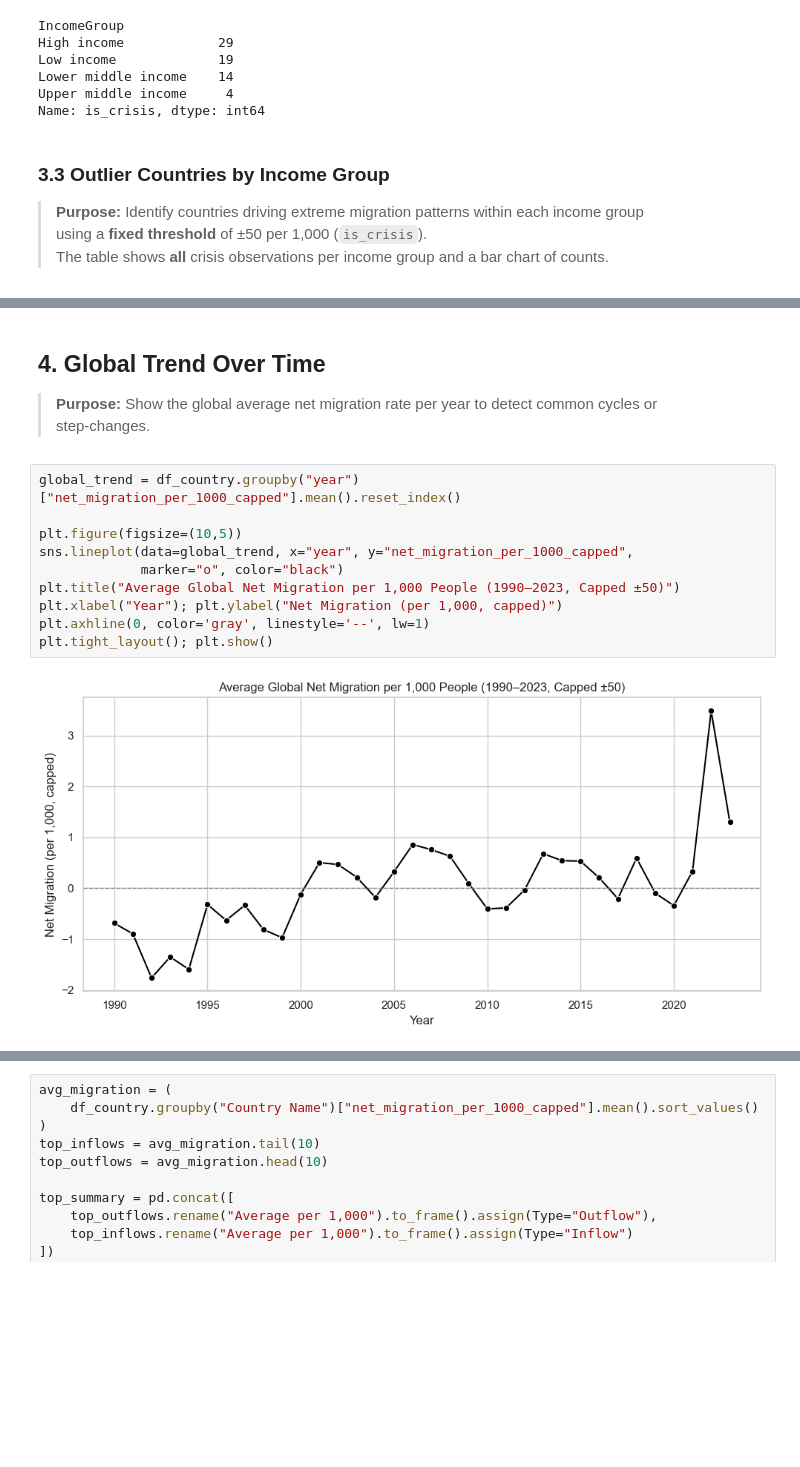
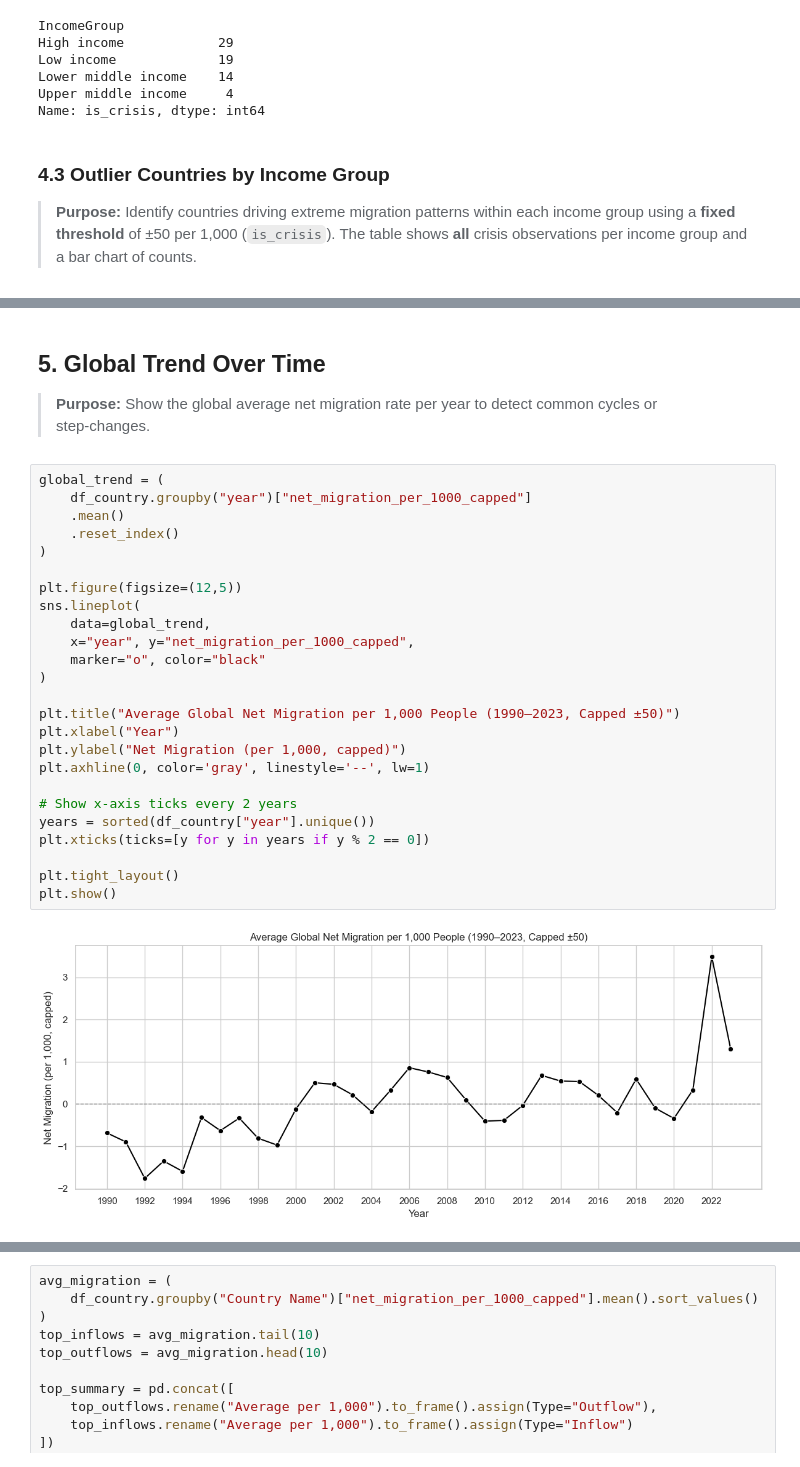
Before and after one commit to gsanaev/forecasting-migration-flows-ml, a Jupyter notebook: notebooks/02-eda.ipynb, the cells around one changed output, grey strips where cells are left out. Cells and saved outputs as stored; diff of their text form; blank space fills up the shorter version.

```diff
--- a/notebooks/02-eda.ipynb
+++ b/notebooks/02-eda.ipynb
@@ -191,11 +234,9 @@ Lower middle income    14
 Upper middle income     4
 Name: is_crisis, dtype: int64
 # %% [markdown]
-### 3.3 Outlier Countries by Income Group
+### 4.3 Outlier Countries by Income Group
 
-> **Purpose:** Identify countries driving extreme migration patterns within each income group
-> using a **fixed threshold** of ±50 per 1,000 (`is_crisis`).
-> The table shows **all** crisis observations per income group and a bar chart of counts.
+> **Purpose:** Identify countries driving extreme migration patterns within each income group using a **fixed threshold** of ±50 per 1,000 (`is_crisis`). The table shows **all** crisis observations per income group and a bar chart of counts.
 # %%
 # --- Crisis comparison table for all Income Groups (±50 threshold, show ALL) ---
 import math
@@ -255,19 +296,34 @@ display(crisis_table_full)
 | 28 | NaN | NaN | NaN | Bahrain (2005, 51.4) |
 | 29 | NaN | NaN | NaN | United Arab Emirates (2000, 51.1) |
 # %% [markdown]
-## 4. Global Trend Over Time
+## 5. Global Trend Over Time
 
 > **Purpose:** Show the global average net migration rate per year to detect common cycles or step‑changes.
 # %%
-global_trend = df_country.groupby("year")["net_migration_per_1000_capped"].mean().reset_index()
+global_trend = (
+    df_country.groupby("year")["net_migration_per_1000_capped"]
+    .mean()
+    .reset_index()
+)
 
-plt.figure(figsize=(10,5))
-sns.lineplot(data=global_trend, x="year", y="net_migration_per_1000_capped",
-             marker="o", color="black")
+plt.figure(figsize=(12,5))
+sns.lineplot(
+    data=global_trend,
+    x="year", y="net_migration_per_1000_capped",
+    marker="o", color="black"
+)
+
 plt.title("Average Global Net Migration per 1,000 People (1990–2023, Capped ±50)")
-plt.xlabel("Year"); plt.ylabel("Net Migration (per 1,000, capped)")
+plt.xlabel("Year")
+plt.ylabel("Net Migration (per 1,000, capped)")
 plt.axhline(0, color='gray', linestyle='--', lw=1)
-plt.tight_layout(); plt.show()
+
+# Show x-axis ticks every 2 years
+years = sorted(df_country["year"].unique())
+plt.xticks(ticks=[y for y in years if y % 2 == 0])
+
+plt.tight_layout()
+plt.show()
 # %% [output]
-[figure, old version]
+[figure, new version]
 # %% [markdown]
```
Also changed, not shown: parts of 14 cells of this notebook, 2 other files.
